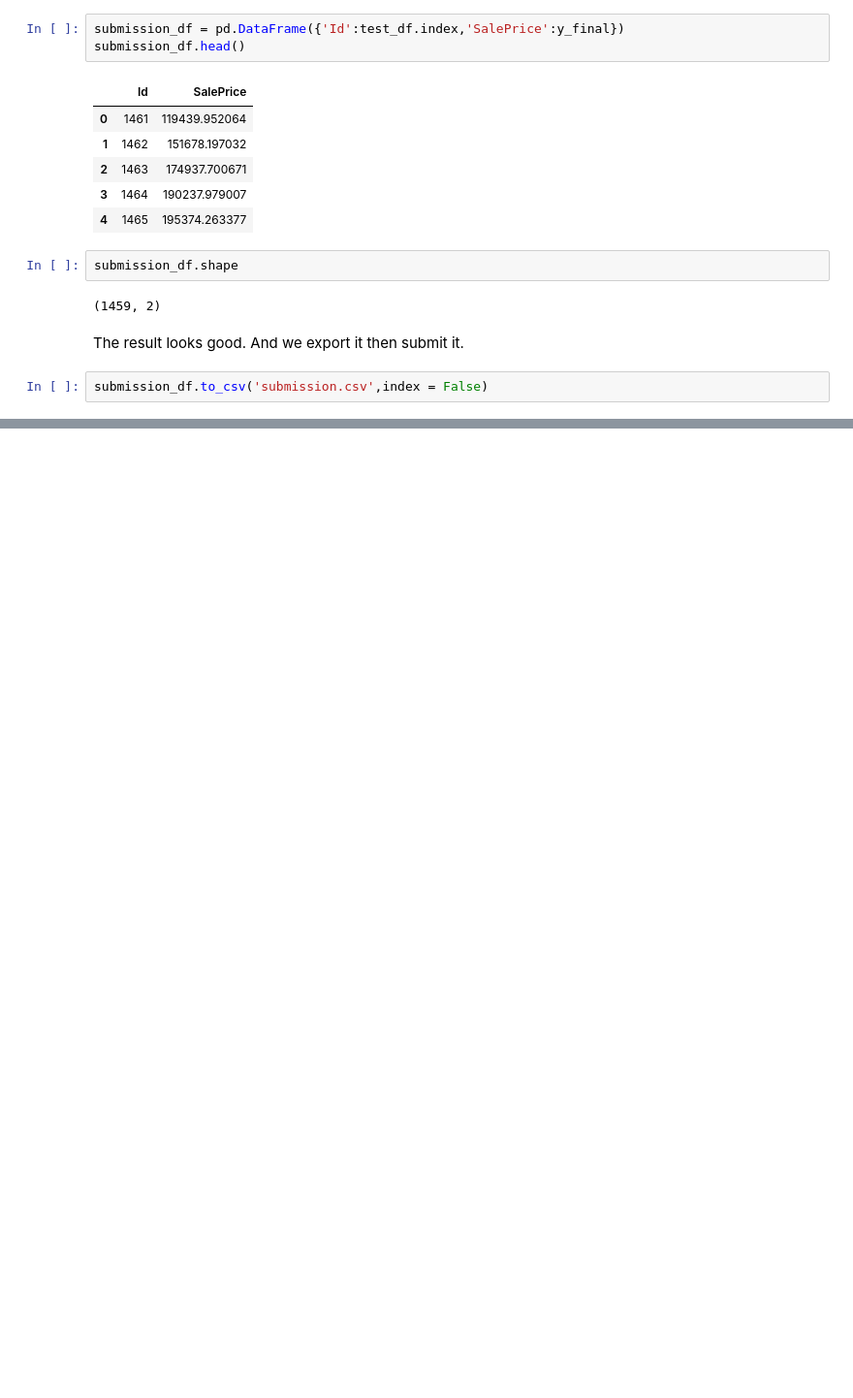
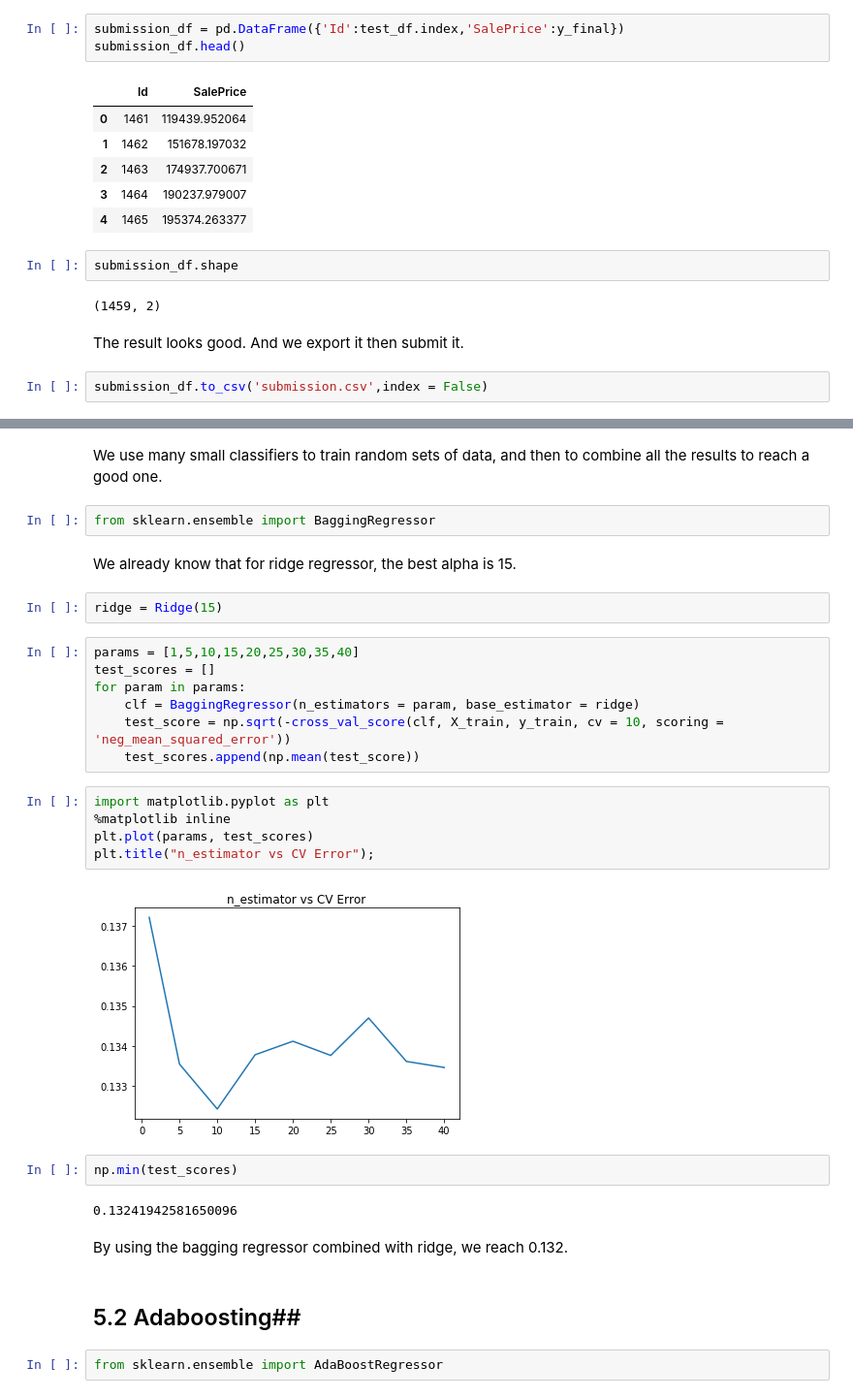
Before and after one commit to lituokobe/Kaggle_House_Price, a Jupyter notebook: House_Price.ipynb, the cells around one changed output, grey strips where cells are left out. Shown: that part at 97% size. Saved outputs shown, nothing was run; the diff lists cells and outputs as text; blank space fills up the shorter version.

Commit message:
Use addvances classifiers (Bagging, Adaboost, XGBoost) to predict

```diff
--- a/House_Price.ipynb
+++ b/House_Price.ipynb
@@ -300,0 +305,32 @@ submission_df.to_csv('submission.csv',index = False)
+# %% [markdown]
+We use many small classifiers to train random sets of data, and then to combine all the results to reach a good one.
+# %%
+from sklearn.ensemble import BaggingRegressor
+# %% [markdown]
+We already know that for ridge regressor, the best alpha is 15.
+# %%
+ridge = Ridge(15)
+# %%
+params = [1,5,10,15,20,25,30,35,40]
+test_scores = []
+for param in params:
+    clf = BaggingRegressor(n_estimators = param, base_estimator = ridge)
+    test_score = np.sqrt(-cross_val_score(clf, X_train, y_train, cv = 10, scoring = 'neg_mean_squared_error'))
+    test_scores.append(np.mean(test_score))
+# %%
+import matplotlib.pyplot as plt
+%matplotlib inline
+plt.plot(params, test_scores)
+plt.title("n_estimator vs CV Error");
+# %% [output]
+[figure, added]
+# %%
+np.min(test_scores)
+# %% [output]
+0.13241942581650096
+# %% [markdown]
+By using the bagging regressor combined with ridge, we reach 0.132.
+# %% [markdown]
+## 5.2 Adaboosting##
+# %%
+from sklearn.ensemble import AdaBoostRegressor
```
Also changed, not shown: parts of 21 cells of this notebook, 1 other file.
